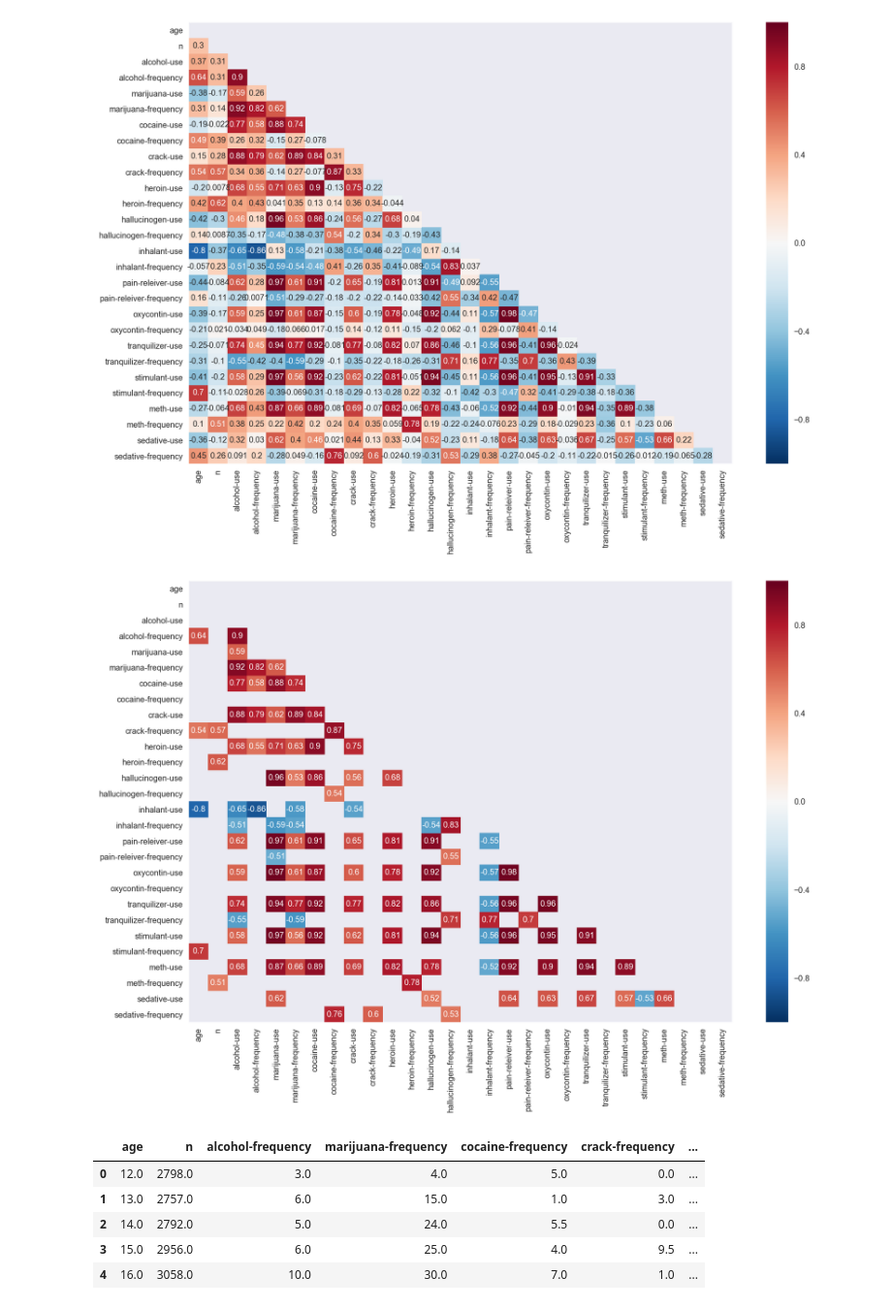
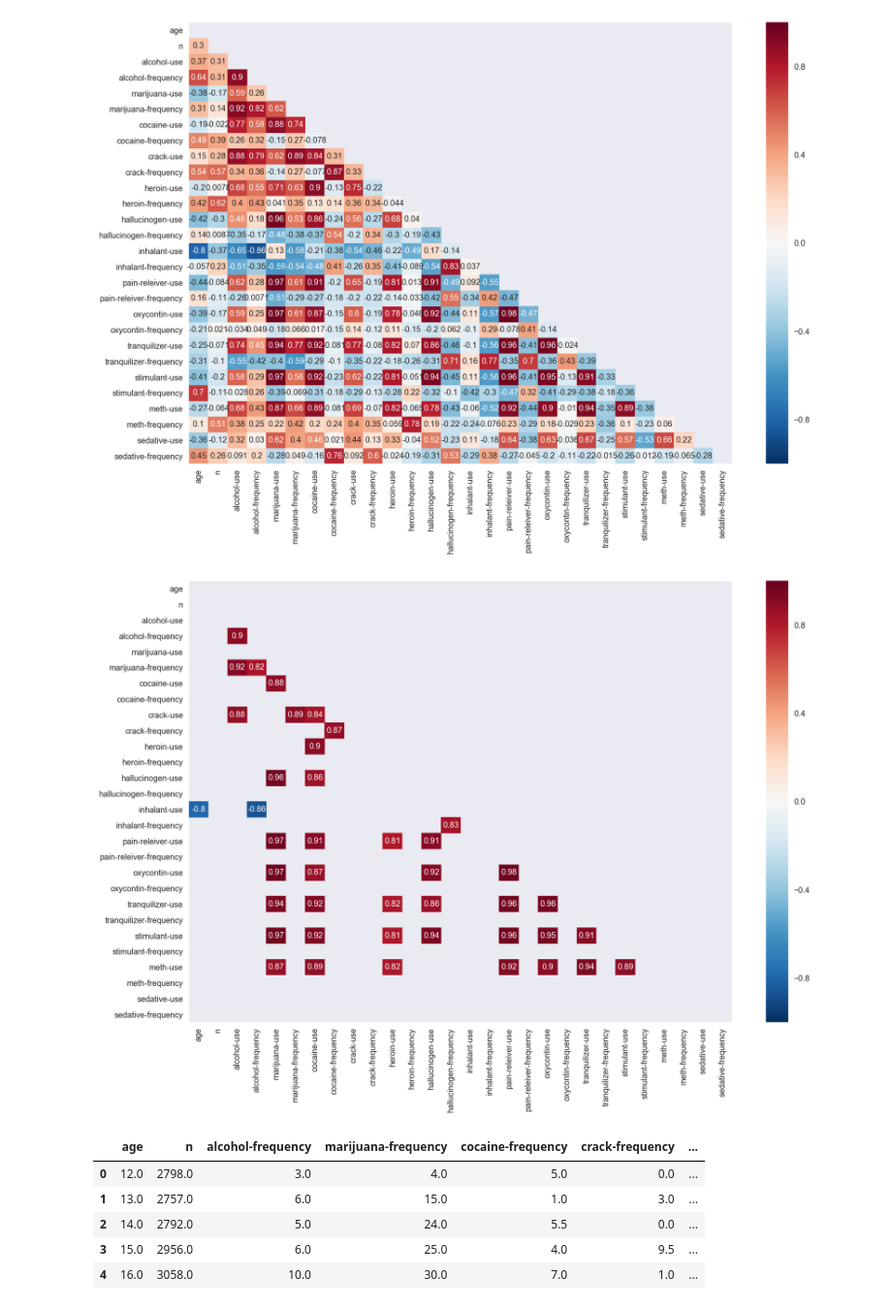
Before and after one commit to t-brewer/sats_and_drugs, a Jupyter notebook: project-02-v2-starter-code.ipynb, the cells around one changed output. Shown at 97% size. Cells and saved outputs as stored; diff of their text form; code cells hidden in the pictures.

```diff
--- a/project-02-v2-starter-code.ipynb
+++ b/project-02-v2-starter-code.ipynb
@@ -864,15 +864,15 @@ ax = sns.heatmap(corr_mat_drugs, fmt='.2g', mask=mask, annot=True)
 # %%
 corr_mat_drugs = df_drugs.corr()
 
-cut_off = 0.5
+cut_off = 0.8
 mask = np.zeros_like(corr_mat_drugs, dtype=np.bool)
 mask[np.triu_indices_from(mask)] = True
 mask[(corr_mat_drugs < cut_off) & (corr_mat_drugs > -cut_off)] = True
 
 f, ax = plt.subplots(nrows=1, ncols=1, figsize=(15,10))
 ax = sns.heatmap(corr_mat_drugs, fmt='.2g', mask=mask, annot=True)
 # %% [output]
-[figure, old version]
+[figure, new version]
 # %%
 drugs_frequency = df_drugs.copy()
 columns_to_drop = []
```
Also changed, not shown: parts of 10 cells of this notebook.
